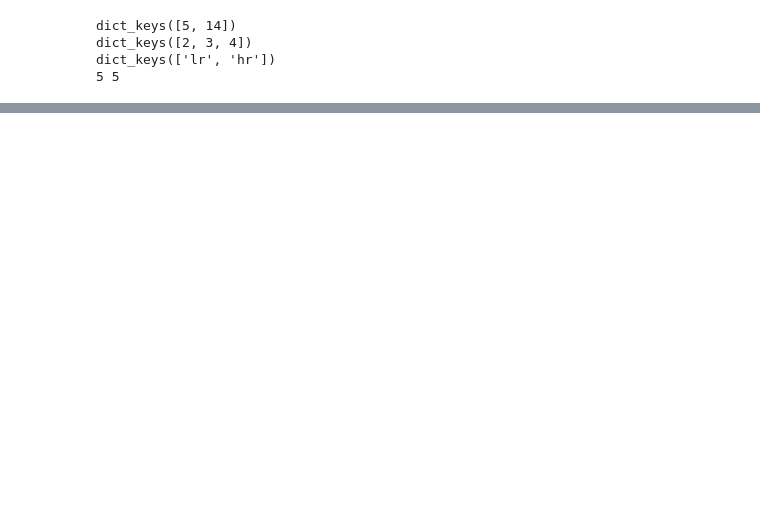
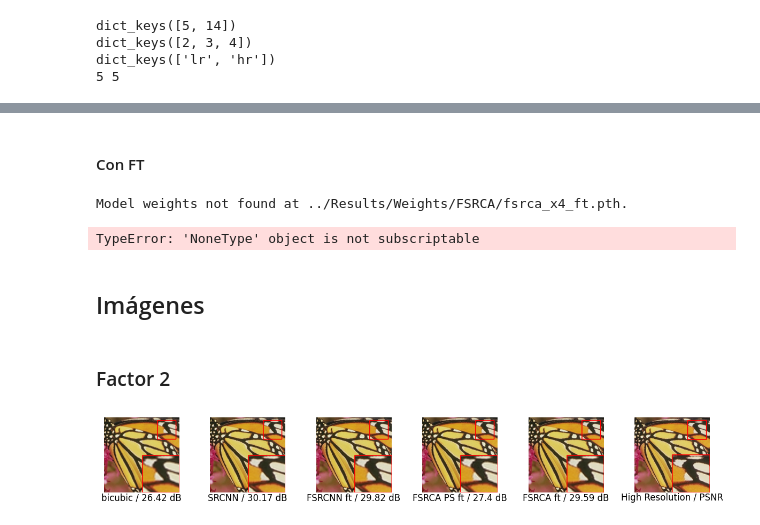
Before and after one commit to LucioLuque/TPFinal-Vision, a Jupyter notebook: notebooks/comparacion.ipynb, the cells around one changed output, grey strips where cells are left out. Drawn from its saved outputs; the diff is of its cells as text; code cells hidden in the pictures; blank space fills up the shorter version.

```diff
--- a/notebooks/comparacion.ipynb
+++ b/notebooks/comparacion.ipynb
@@ -42,0 +195,43 @@ print(tabulate(results, headers="keys", tablefmt="fancy_grid", showindex=False))
+# %% [markdown]
+#### Con FT
+# %%
+loss = 'psnr_list'
+models_names = ["fsrcnn", "fsrca"]
+fts = [True, True]
+factor = 4
+titles = ["FSRCNN FT", "FSRCA FT"]
+colors = ["orange", "green"]
+loss_label = "PSNR"
+compare_loss_plot(loss, models_names, fts, factor, titles, colors, loss_label, device=device)
+# %% [output]
+Model weights not found at ../Results/Weights/FSRCA/fsrca_x4_ft.pth.
+TypeError: 'NoneType' object is not subscriptable
+# %% [markdown]
+## Imágenes
+# %%
+zoom_patches_args = {
+    'zoom': 2,
+    'patch_ratio': 0.25,
+    'margin_ratio': 0.05,
+    'thickness': 2
+}
+# %% [markdown]
+### Factor 2
+# %%
+factor = 2
+imgs_set = 5
+set_dict = all_images[imgs_set][factor]
+img_index = 2
+
+models_names = ["bicubic",
+                "SRCNN",
+                # "FSRCNN",
+                "FSRCNN ft",
+                # "FSRCA",
+                "FSRCA PS ft",
+                "FSRCA ft"
+                ]
+
+compare_plot_patches_models(set_dict, img_index, factor, models_names, zoom_patches_args, device)
+# %% [output]
+[figure, added]
```
Also changed, not shown: parts of 20 cells of this notebook, 15 other files.
